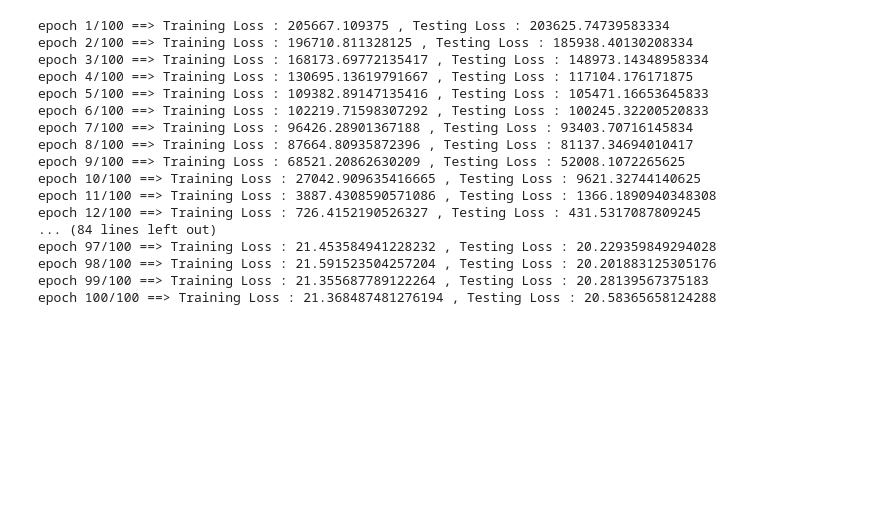
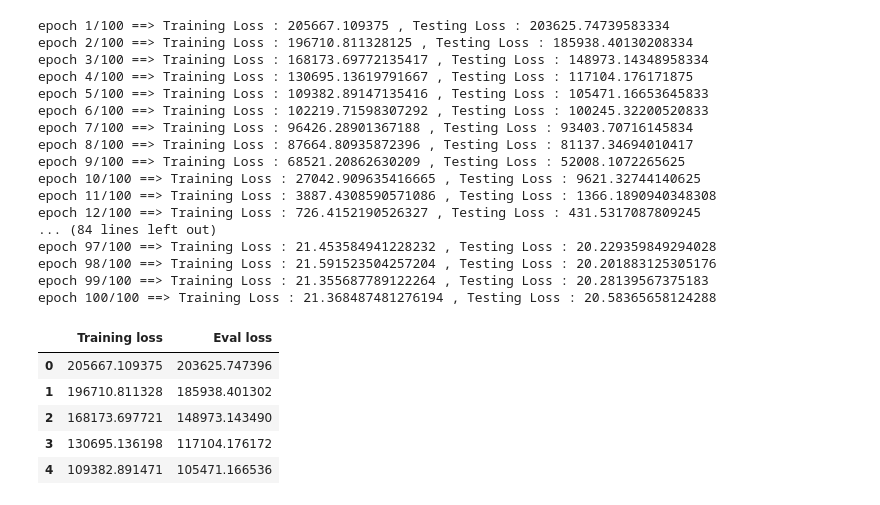
Before and after one commit to Tanmai-Thakre/Minor_Projects, a Jupyter notebook: ANN_Regression.ipynb, the cells around one changed output. Drawn from its saved outputs; the diff is of its cells as text; code cells hidden in the pictures; blank space fills up the shorter version.

```diff
--- a/ANN_Regression.ipynb
+++ b/ANN_Regression.ipynb
@@ -175,0 +181,9 @@ epoch 100/100 ==> Training Loss : 21.368487481276194 , Testing Loss : 20.5836565
+# %%
+loss_df.head()
+# %% [output]
+|  | Training loss | Eval loss |
+| 0 | 205667.109375 | 203625.747396 |
+| 1 | 196710.811328 | 185938.401302 |
+| 2 | 168173.697721 | 148973.143490 |
+| 3 | 130695.136198 | 117104.176172 |
+| 4 | 109382.891471 | 105471.166536 |
```
Also changed, not shown: parts of 2 cells of this notebook.
